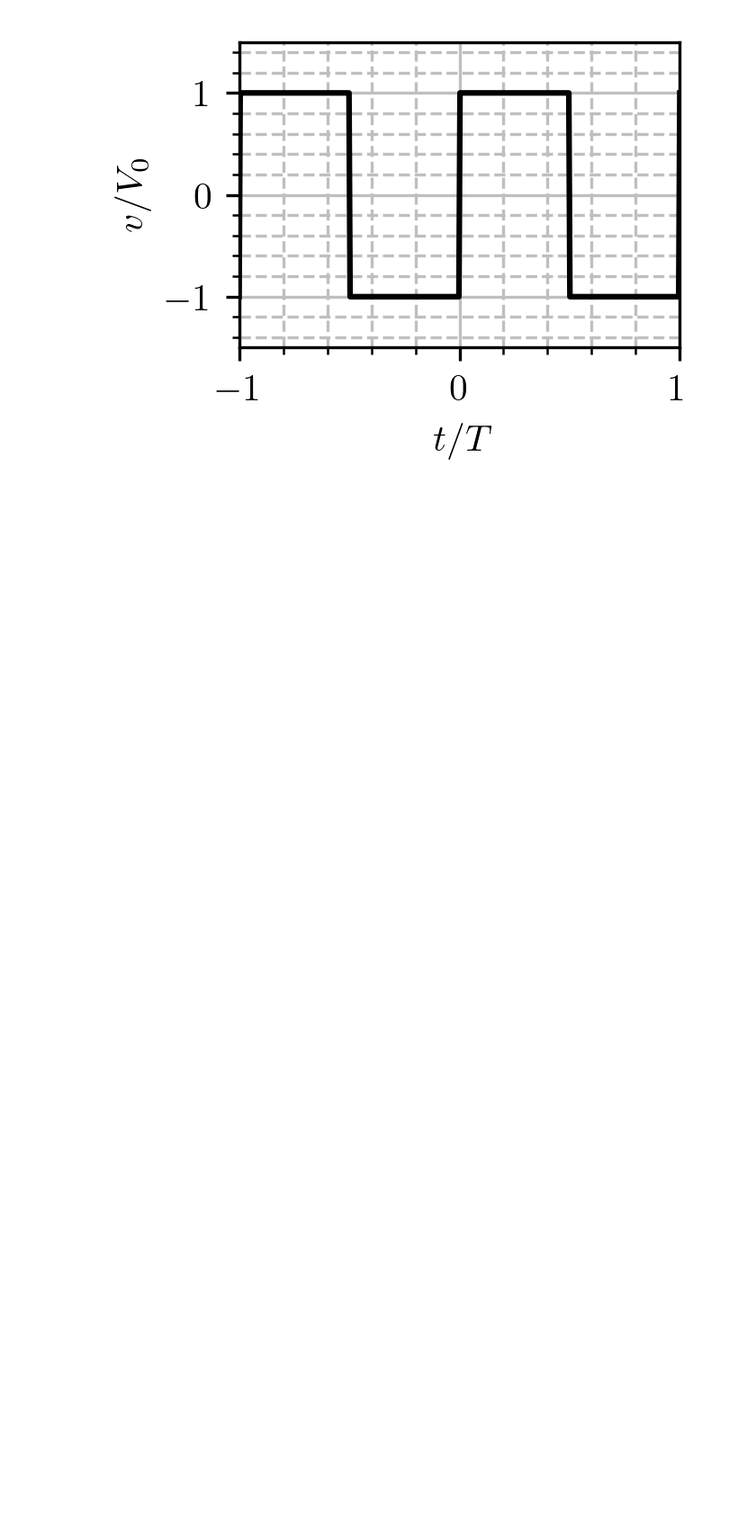
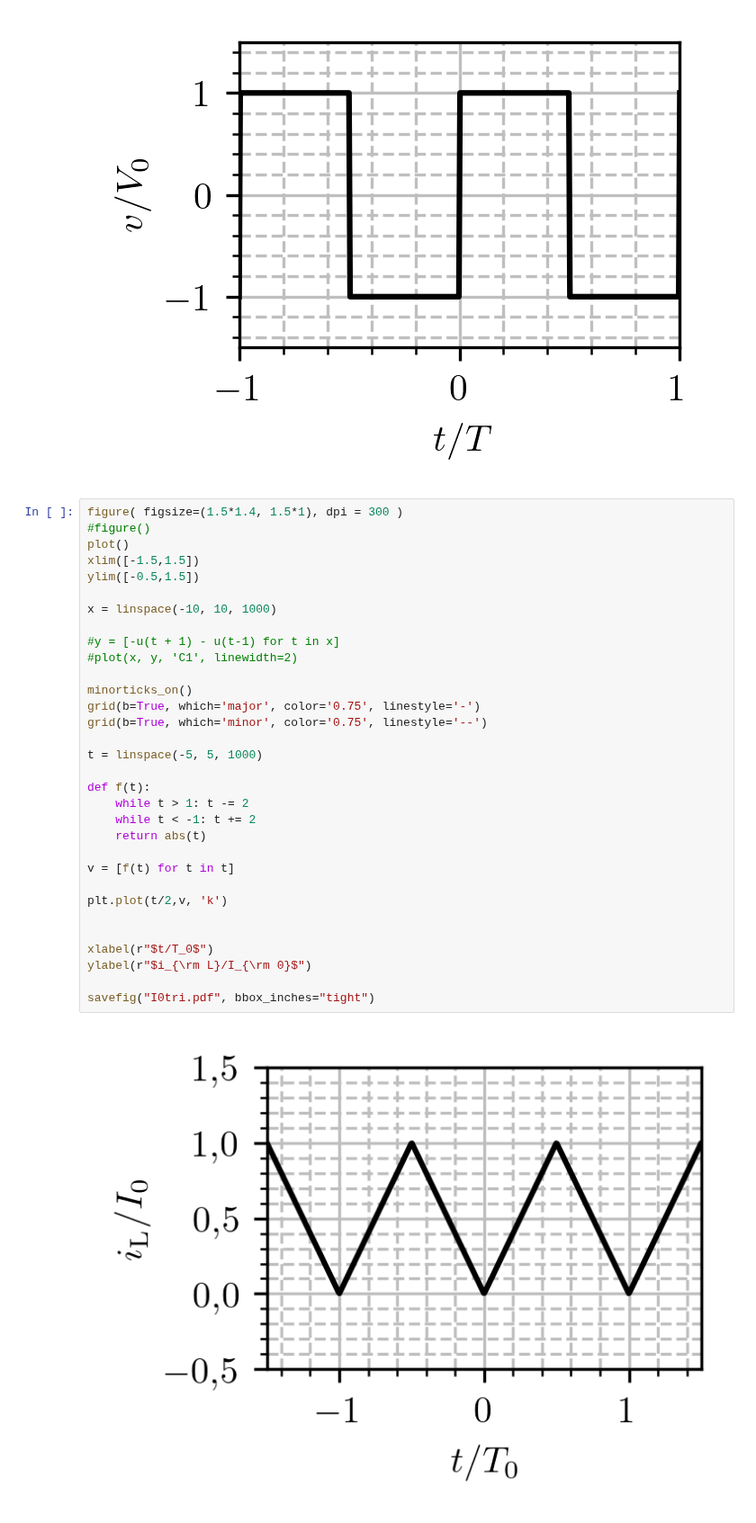
Before and after one commit to djokicd/zbirka-sis, a Jupyter notebook: 2_furijeovi_redovi/1_kontinualni/fig/ctfs_plotovi.ipynb, the cells around one changed output. Shown at 90% size. Cells and saved outputs as stored; diff of their text form; blank space fills up the shorter version.

```diff
--- a/2_furijeovi_redovi/1_kontinualni/fig/ctfs_plotovi.ipynb
+++ b/2_furijeovi_redovi/1_kontinualni/fig/ctfs_plotovi.ipynb
@@ -435,3 +435,37 @@ ylabel(r"$v/V_{\rm 0}$")
 savefig("V0unipolar_vi.pdf", bbox_inches="tight")
 # %% [output]
 [figure]
+# %%
+figure( figsize=(1.5*1.4, 1.5*1), dpi = 300 )
+#figure()
+plot()
+xlim([-1.5,1.5])
+ylim([-0.5,1.5])
+
+x = linspace(-10, 10, 1000)
+
+#y = [-u(t + 1) - u(t-1) for t in x]
+#plot(x, y, 'C1', linewidth=2)
+
+minorticks_on()
+grid(b=True, which='major', color='0.75', linestyle='-')
+grid(b=True, which='minor', color='0.75', linestyle='--')
+
+t = linspace(-5, 5, 1000)
+
+def f(t):
+    while t > 1: t -= 2
+    while t < -1: t += 2
+    return abs(t)
+
+v = [f(t) for t in t]
+
+plt.plot(t/2,v, 'k')
+
+
+xlabel(r"$t/T_0$")
+ylabel(r"$i_{\rm L}/I_{\rm 0}$")
+
+savefig("I0tri.pdf", bbox_inches="tight")
+# %% [output]
+[figure, added]
```
Also changed, not shown: 5 other files.
